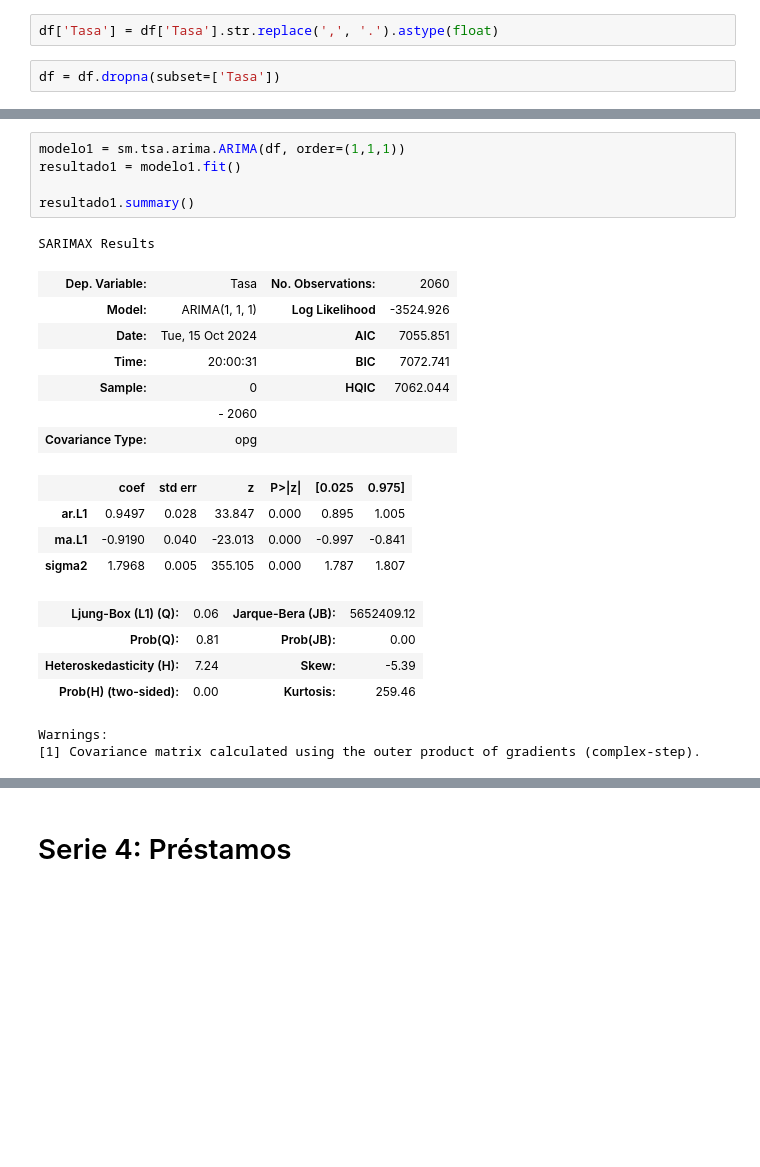
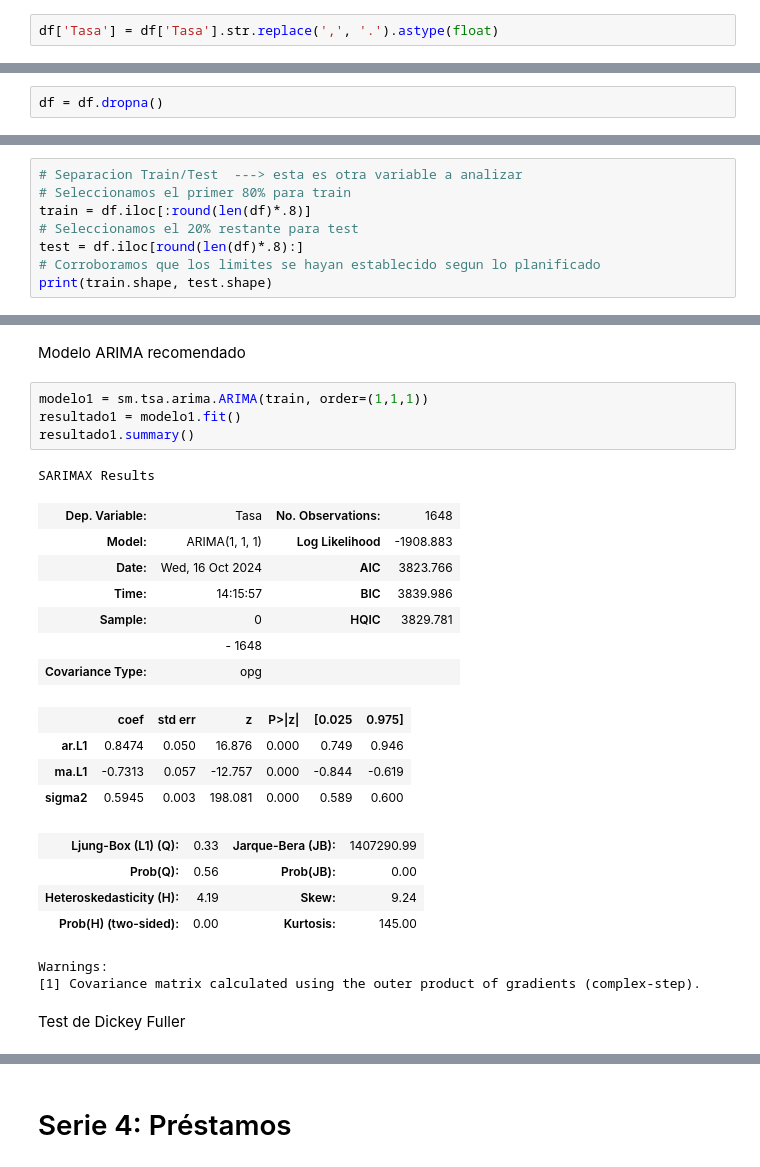
Before and after one commit to carrenogf/MCD-Series-Temporales, a Jupyter notebook: notebooks/prestamos.ipynb, the cells around one changed output, grey strips where cells are left out. Cells and saved outputs as stored; diff of their text form; blank space fills up the shorter version.

Commit message:
Tasa - ARMA - ARIMA - SARIMA - SARIMAX

```diff
--- a/notebooks/prestamos.ipynb
+++ b/notebooks/prestamos.ipynb
@@ -55,7 +60,5 @@ df.head()
 # %%
 df['Tasa'] = df['Tasa'].str.replace(',', '.').astype(float)
-# %%
-df = df.dropna(subset=['Tasa'])
 # %%
 df.shape
 # %% [output]
@@ -62,0 +66,2 @@ df.shape
+# %%
+df = df.dropna()
@@ -62,0 +180,8 @@ df.shape
+# %%
+# Separacion Train/Test  ---> esta es otra variable a analizar
+# Seleccionamos el primer 80% para train
+train = df.iloc[:round(len(df)*.8)]
+# Seleccionamos el 20% restante para test
+test = df.iloc[round(len(df)*.8):]
+# Corroboramos que los limites se hayan establecido segun lo planificado
+print(train.shape, test.shape)
@@ -83,24 +238,27 @@ Total fit time: 8.057 seconds
+# %% [markdown]
+Modelo ARIMA recomendado
 # %%
-modelo1 = sm.tsa.arima.ARIMA(df, order=(1,1,1))
+modelo1 = sm.tsa.arima.ARIMA(train, order=(1,1,1))
 resultado1 = modelo1.fit()
-
 resultado1.summary()
 # %% [output]
 SARIMAX Results
-| Dep. Variable: | Tasa | No. Observations: | 2060 |
-| Model: | ARIMA(1, 1, 1) | Log Likelihood | -3524.926 |
-| Date: | Tue, 15 Oct 2024 | AIC | 7055.851 |
-| Time: | 20:00:31 | BIC | 7072.741 |
-| Sample: | 0 | HQIC | 7062.044 |
-|  | - 2060 |  |  |
+| Dep. Variable: | Tasa | No. Observations: | 1648 |
+| Model: | ARIMA(1, 1, 1) | Log Likelihood | -1908.883 |
+| Date: | Wed, 16 Oct 2024 | AIC | 3823.766 |
+| Time: | 14:15:57 | BIC | 3839.986 |
+| Sample: | 0 | HQIC | 3829.781 |
+|  | - 1648 |  |  |
 | Covariance Type: | opg |  |  |
 |  | coef | std err | z | P>|z| | [0.025 | 0.975] |
-| ar.L1 | 0.9497 | 0.028 | 33.847 | 0.000 | 0.895 | 1.005 |
-| ma.L1 | -0.9190 | 0.040 | -23.013 | 0.000 | -0.997 | -0.841 |
-| sigma2 | 1.7968 | 0.005 | 355.105 | 0.000 | 1.787 | 1.807 |
+| ar.L1 | 0.8474 | 0.050 | 16.876 | 0.000 | 0.749 | 0.946 |
+| ma.L1 | -0.7313 | 0.057 | -12.757 | 0.000 | -0.844 | -0.619 |
+| sigma2 | 0.5945 | 0.003 | 198.081 | 0.000 | 0.589 | 0.600 |
-| Ljung-Box (L1) (Q): | 0.06 | Jarque-Bera (JB): | 5652409.12 |
-| Prob(Q): | 0.81 | Prob(JB): | 0.00 |
-| Heteroskedasticity (H): | 7.24 | Skew: | -5.39 |
-| Prob(H) (two-sided): | 0.00 | Kurtosis: | 259.46 |
+| Ljung-Box (L1) (Q): | 0.33 | Jarque-Bera (JB): | 1407290.99 |
+| Prob(Q): | 0.56 | Prob(JB): | 0.00 |
+| Heteroskedasticity (H): | 4.19 | Skew: | 9.24 |
+| Prob(H) (two-sided): | 0.00 | Kurtosis: | 145.00 |
 Warnings:
 [1] Covariance matrix calculated using the outer product of gradients (complex-step).
+# %% [markdown]
+Test de Dickey Fuller
```
Also changed, not shown: parts of 107 cells of this notebook.
